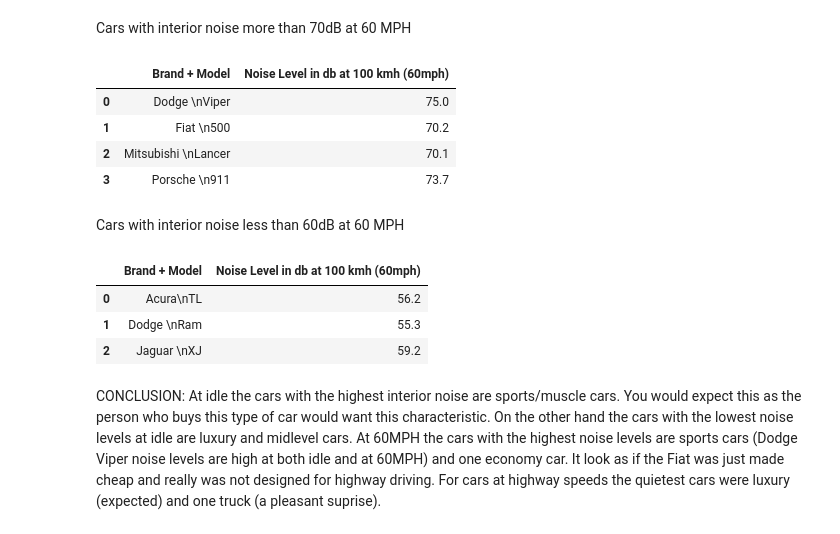
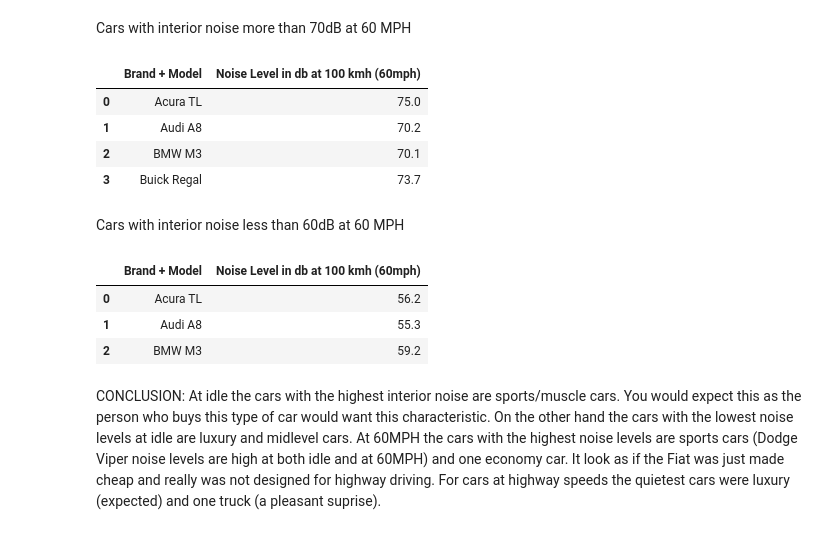
Before and after one commit to mikeulanoski/Mikes-Python-project, a Jupyter notebook: Python Project.ipynb, the cells around one changed output. Cells and saved outputs as stored; diff of their text form; code cells hidden in the pictures.

```diff
--- a/Python Project.ipynb
+++ b/Python Project.ipynb
@@ -18,7 +18,8 @@ auto_data.to_sql('auto_data', conn, if_exists='replace')
 Showing the entire raw database
 # %%
 ae = pd.read_sql("SELECT * FROM auto_data", conn)
-#SP_RENAME ('Acura\nTL', 'Acura TL', 'OBJECT')
+
+ae['Brand + Model'] = ae['Brand + Model'].replace('\n',' ', regex=True)
 ae.rename(
     columns={
         'dB_at_idle': 'Noise Level in db at idle',
@@ -146,21 +150,23 @@ ax = sns.scatterplot(x="Brand + Model", y="Noise Level in db at 100 kmh (60mph)"
 Cars with interior noise more than 70dB at 60 MPH
 # %%
 ba = pd.read_sql("SELECT [Brand + Model], [dB_at_100kmh] FROM auto_data WHERE [dB_at_100kmh] >= 70", conn)
+ba['Brand + Model'] = ae['Brand + Model'].replace('\n',' ', regex=True)
 ba.rename(
     columns={'dB_at_100kmh': 'Noise Level in db at 100 kmh (60mph)'},
     inplace=True)
 ba
 # Cars with interior noise more than 70dB at 60 MPH.
 # %% [output]
 |  | Brand + Model | Noise Level in db at 100 kmh (60mph) |
-| 0 | Dodge \nViper | 75.0 |
-| 1 | Fiat \n500 | 70.2 |
-| 2 | Mitsubishi \nLancer | 70.1 |
-| 3 | Porsche \n911 | 73.7 |
+| 0 | Acura TL | 75.0 |
+| 1 | Audi A8 | 70.2 |
+| 2 | BMW M3 | 70.1 |
+| 3 | Buick Regal | 73.7 |
 # %% [markdown]
 Cars with interior noise less than 60dB at 60 MPH
 # %%
 bc = pd.read_sql("SELECT [Brand + Model], [dB_at_100kmh] FROM auto_data WHERE [dB_at_100kmh] <= 60", conn)
+bc['Brand + Model'] = ae['Brand + Model'].replace('\n',' ', regex=True)
 bc.rename(
     columns={'dB_at_100kmh': 'Noise Level in db at 100 kmh (60mph)'},
     inplace=True)
@@ -168,9 +174,9 @@ bc
 # Cars with interior noise less than 60dB at 60 MPH.
 # %% [output]
 |  | Brand + Model | Noise Level in db at 100 kmh (60mph) |
-| 0 | Acura\nTL | 56.2 |
-| 1 | Dodge \nRam | 55.3 |
-| 2 | Jaguar \nXJ | 59.2 |
+| 0 | Acura TL | 56.2 |
+| 1 | Audi A8 | 55.3 |
+| 2 | BMW M3 | 59.2 |
 # %% [markdown]
 CONCLUSION:
 At idle the cars with the highest interior noise are sports/muscle cars. You would expect this as the person who buys this type of car would want this characteristic. On the other hand the cars with the lowest noise levels at idle are luxury and midlevel cars.
```
Also changed, not shown: parts of 4 cells of this notebook.
